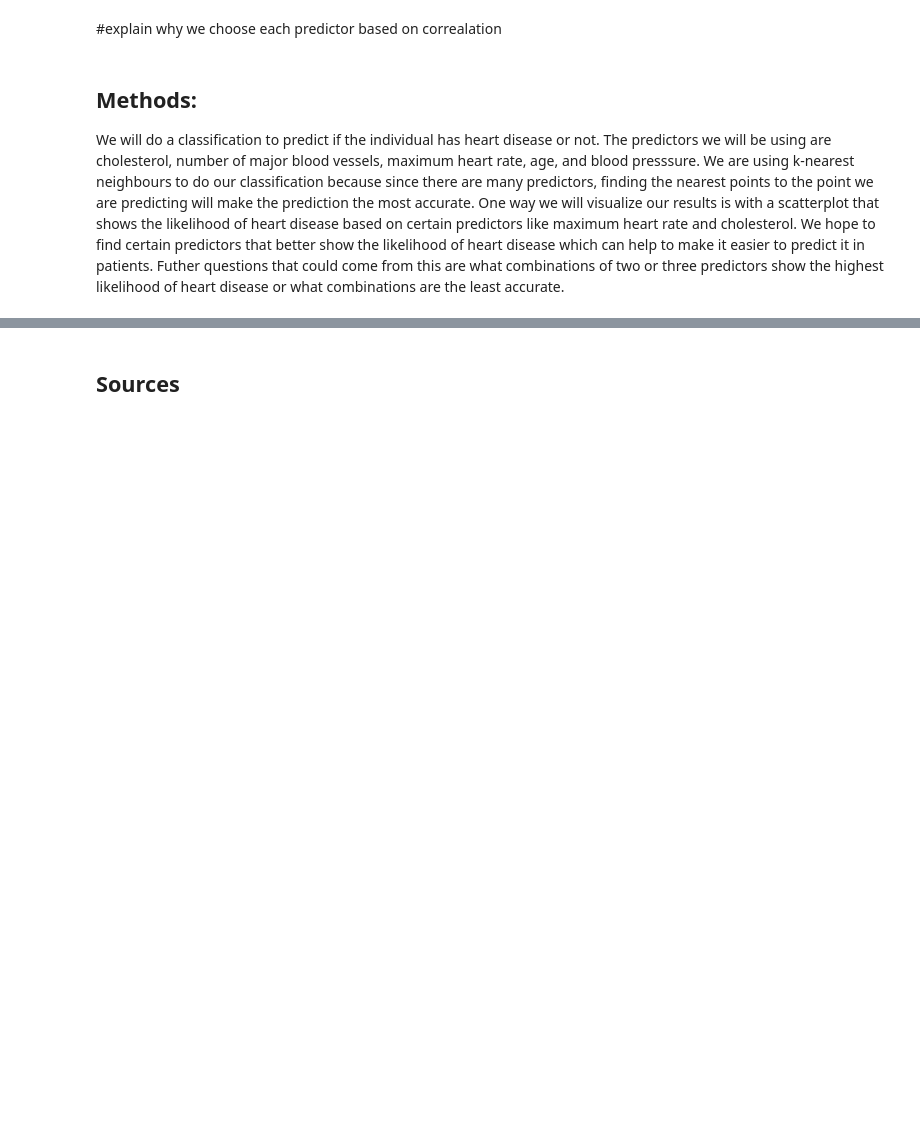
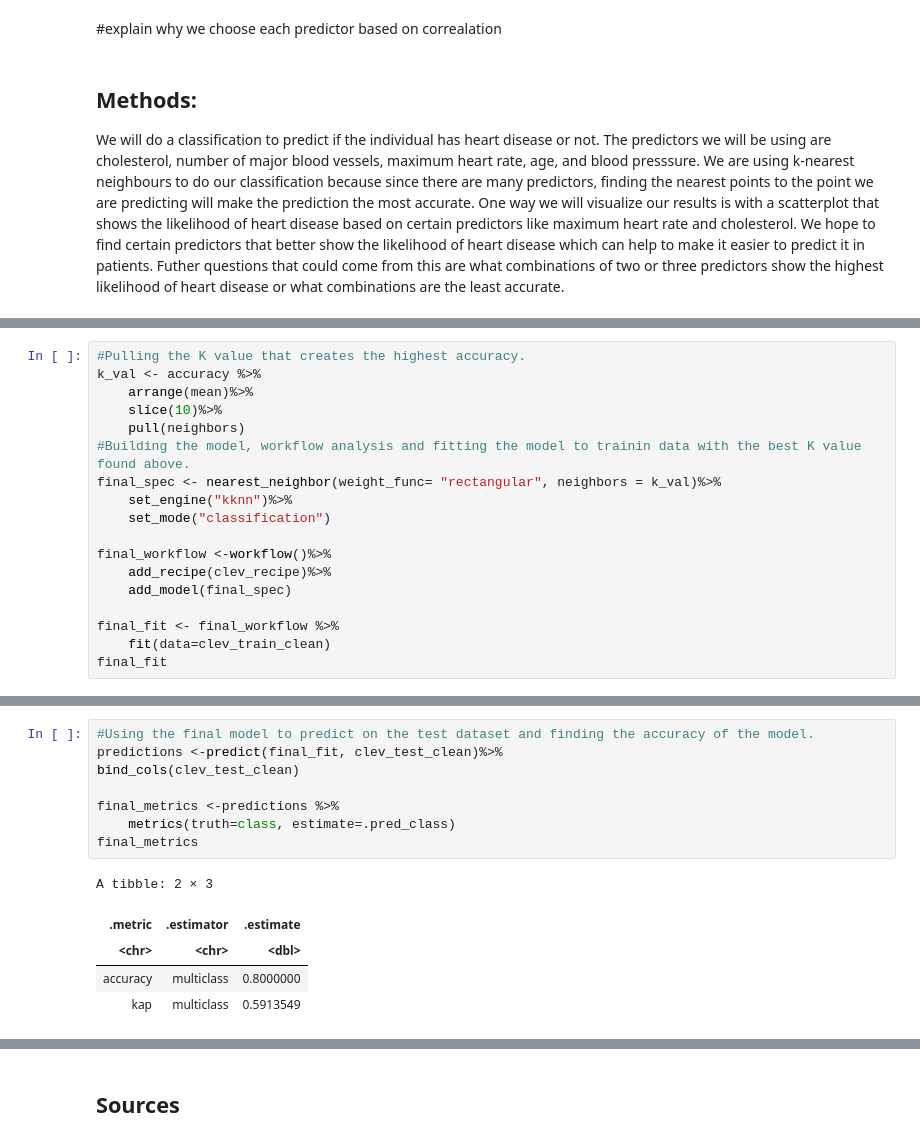
Before and after one commit to rhiannoncharles/DSCI100-Project, a Jupyter notebook: project_proposal.ipynb, the cells around one changed output, grey strips where cells are left out. Drawn from its saved outputs; the diff is of its cells as text; blank space fills up the shorter version.

```diff
--- a/project_proposal.ipynb
+++ b/project_proposal.ipynb
@@ -238,0 +328,18 @@ We will do a classification to predict if the individual has heart disease or no
+# %%
+#Pulling the K value that creates the highest accuracy.
+k_val <- accuracy %>%
+    arrange(mean)%>%
+    slice(10)%>%
+    pull(neighbors)
+#Building the model, workflow analysis and fitting the model to trainin data with the best K value found above.
+final_spec <- nearest_neighbor(weight_func= "rectangular", neighbors = k_val)%>%
+    set_engine("kknn")%>%
+    set_mode("classification")
+
+final_workflow <-workflow()%>%
+    add_recipe(clev_recipe)%>%
+    add_model(final_spec)
+
+final_fit <- final_workflow %>%
+    fit(data=clev_train_clean)
+final_fit
@@ -238,0 +366,14 @@ We will do a classification to predict if the individual has heart disease or no
+# %%
+#Using the final model to predict on the test dataset and finding the accuracy of the model.
+predictions <-predict(final_fit, clev_test_clean)%>%
+bind_cols(clev_test_clean)
+
+final_metrics <-predictions %>%
+    metrics(truth=class, estimate=.pred_class)
+final_metrics
+# %% [output]
+A tibble: 2 × 3
+| .metric | .estimator | .estimate |
+| <chr> | <chr> | <dbl> |
+| accuracy | multiclass | 0.8000000 |
+| kap | multiclass | 0.5913549 |
```
Also changed, not shown: parts of 10 cells of this notebook.
